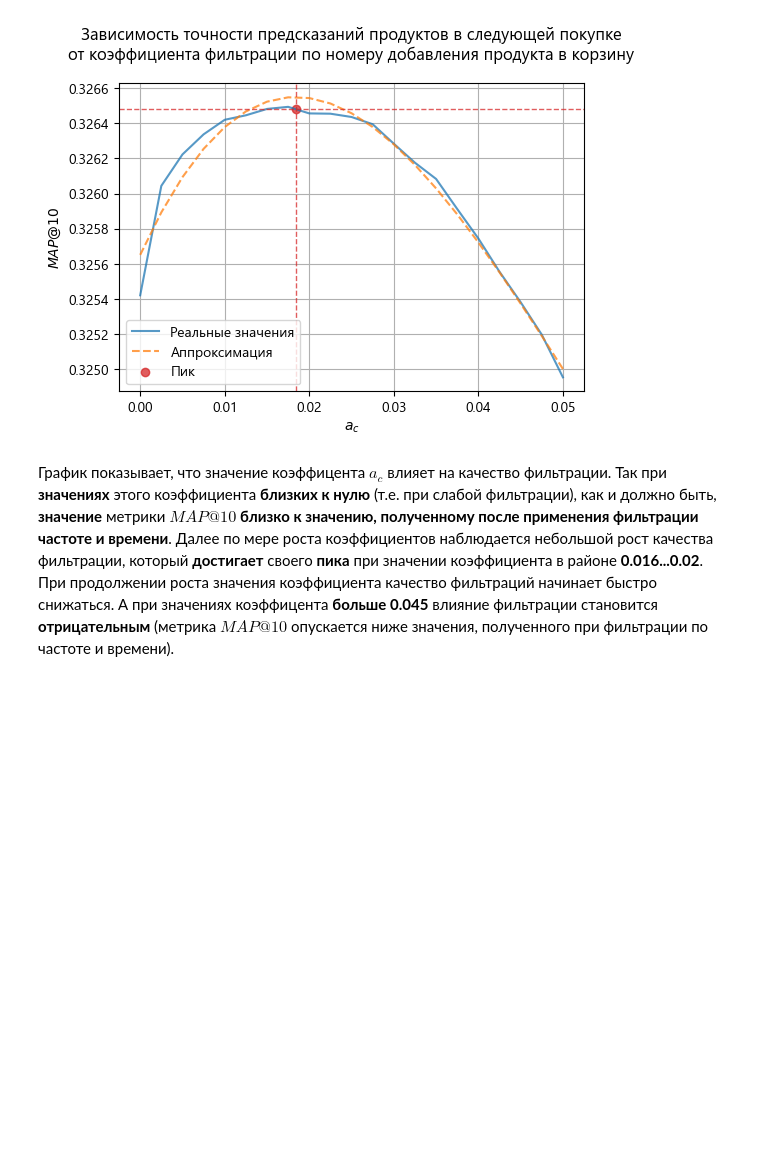
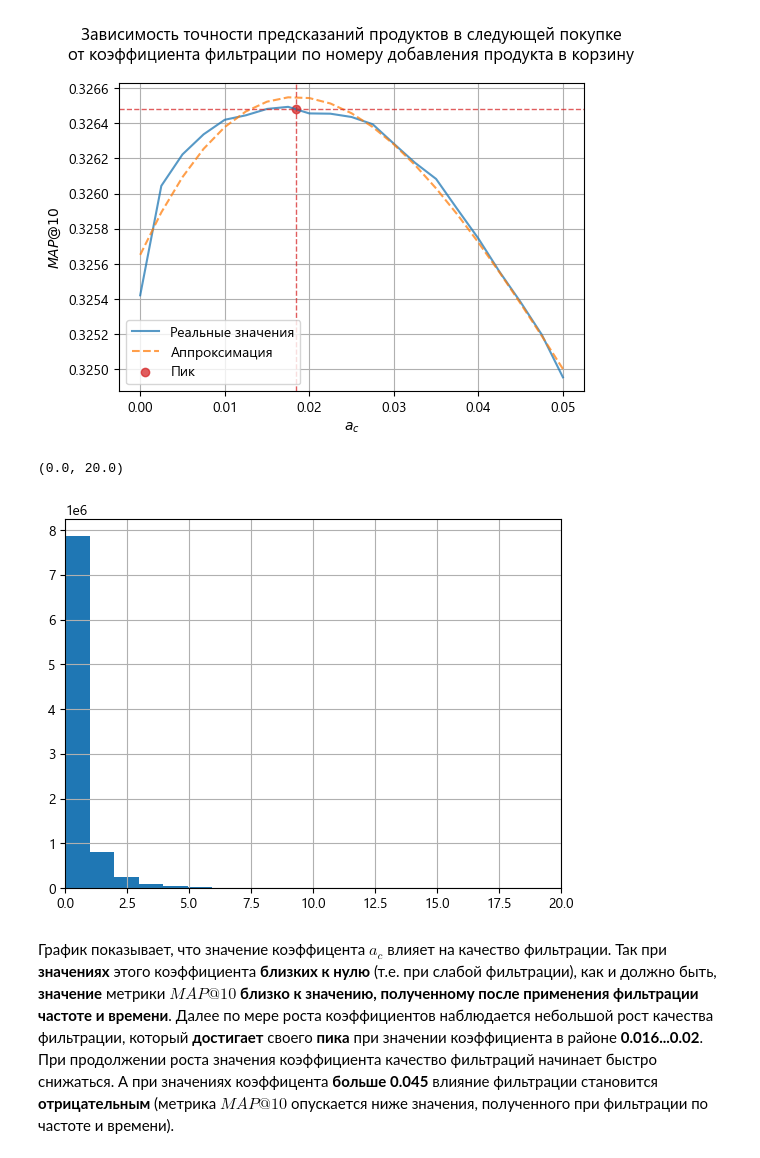
Before and after one commit to alexeysher/skillbox-recommender-system, a Jupyter notebook: skillbox_recommender.ipynb, the cells around one changed output. Saved outputs shown, nothing was run; the diff lists cells and outputs as text; code cells hidden in the pictures; blank space fills up the shorter version.

```diff
--- a/skillbox_recommender.ipynb
+++ b/skillbox_recommender.ipynb
@@ -365,10 +379,10 @@ Wall time:     114.56 s.
 <Figure size 640x480 with 0 Axes>
 # %%
 map10_cart_pred, cart_rate = f.approximate_precision_by_rate(map10_cart.index, map10_cart, 3)
-cart_map10 = f.get_prediction_precision(
-    true=last_products, prediction=f.get_prediction(
-        f.get_ratings(
-            f.get_weights(prior_transactions, days_rate=days_rate, cart_rate=cart_rate))))
+cart_weights = f.get_weights(prior_transactions, days_rate=days_rate, cart_rate=cart_rate)
+cart_ratings = f.get_ratings(cart_weights)
+cart_prediction = f.get_prediction(cart_ratings)
+cart_map10 = f.get_prediction_precision(last_products, cart_prediction)
 # %%
 ax = map10_cart.plot(
     xlabel='$a_с$', ylabel='$MAP@10$',
@@ -382,6 +396,12 @@ ax.axhline(cart_map10, color='#d62728', linestyle='--', linewidth=1, alpha=0.75)
 _ = ax.legend(['Реальные значения', 'Аппроксимация', 'Пик'])
 # %% [output]
 [figure]
+# %%
+ax = cart_ratings['rating'].hist(bins=int(np.ceil(cart_ratings['rating']).max()))
+ax.set_xlim(0, 20)
+# %% [output]
+(0.0, 20.0)
+[figure, added]
 # %% [markdown]
 График показывает, что значение коэффицента $a_c$ влияет на качество фильтрации. Так при **значениях** этого коэффициента **близких к нулю**  (т.е. при слабой фильтрации), как и должно быть, **значение** метрики $MAP@10$ **близко к значению, полученному после применения фильтрации частоте и времени**. Далее по мере роста коэффициентов наблюдается небольшой рост качества фильтрации, который **достигает** своего **пика** при значении коэффициента в районе **0.016...0.02**. При продолжении роста значения коэффициента качество фильтраций начинает быстро снижаться. А при значениях коэффицента **больше 0.045** влияние фильтрации становится **отрицательным** (метрика $MAP@10$ опускается ниже значения, полученного при фильтрации по частоте и времени).
 # %% [markdown]
```
Also changed, not shown: parts of 33 cells of this notebook.
